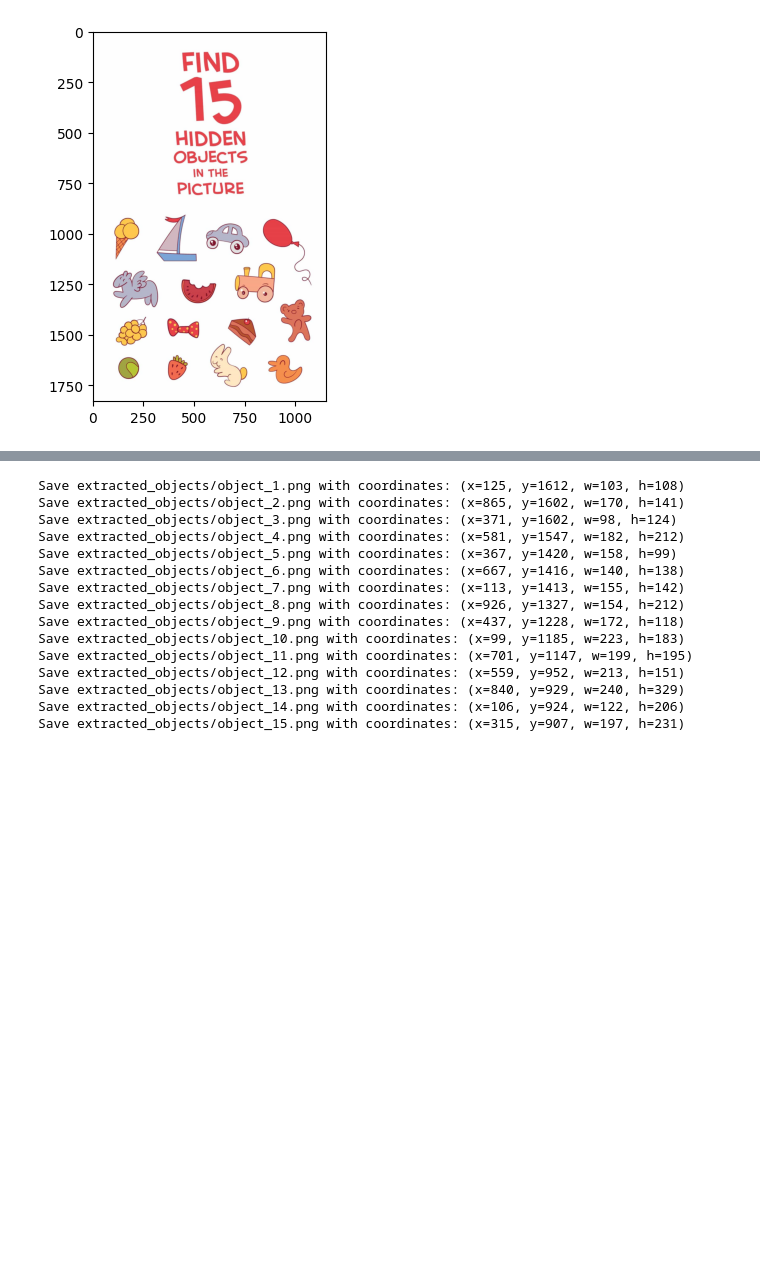
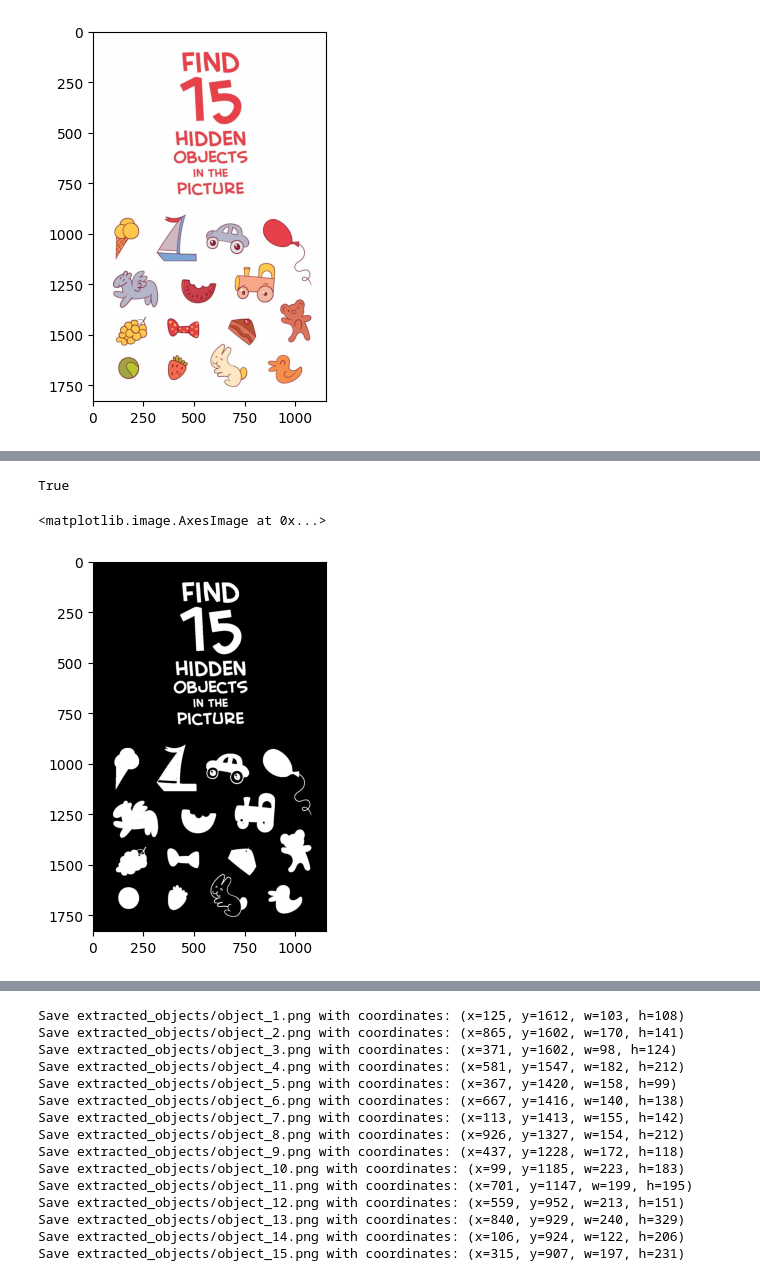
Before and after one commit to viethungvu13/find-object-in-picture, a Jupyter notebook: main.ipynb, the cells around one changed output, grey strips where cells are left out. Saved outputs shown, nothing was run; the diff lists cells and outputs as text; code cells hidden in the pictures; blank space fills up the shorter version.

```diff
--- a/main.ipynb
+++ b/main.ipynb
@@ -55 +48,22 @@ main_path, template_path
+# %%
+
+main_path = "analyst/main_img.jpg"
+template_path = "analyst/template_img.jpg"
+
+cv2.imwrite(main_path, img_origin)
+cv2.imwrite(template_path, template)
+# %% [output]
+True
+# %%
+image_path = "analyst/template_img.jpg"
+image = cv2.imread(image_path)
+output = image.copy()
+gray = cv2.cvtColor(image, cv2.COLOR_BGR2GRAY)
+
+_, thresh = cv2.threshold(gray, 200, 255, cv2.THRESH_BINARY_INV)
+
+plt.imshow(thresh, cmap='gray')
+# %% [output]
+<matplotlib.image.AxesImage at 0x...>
+[figure, added]
 # %%
```
Also changed, not shown: parts of 16 cells of this notebook, 3 other files.
